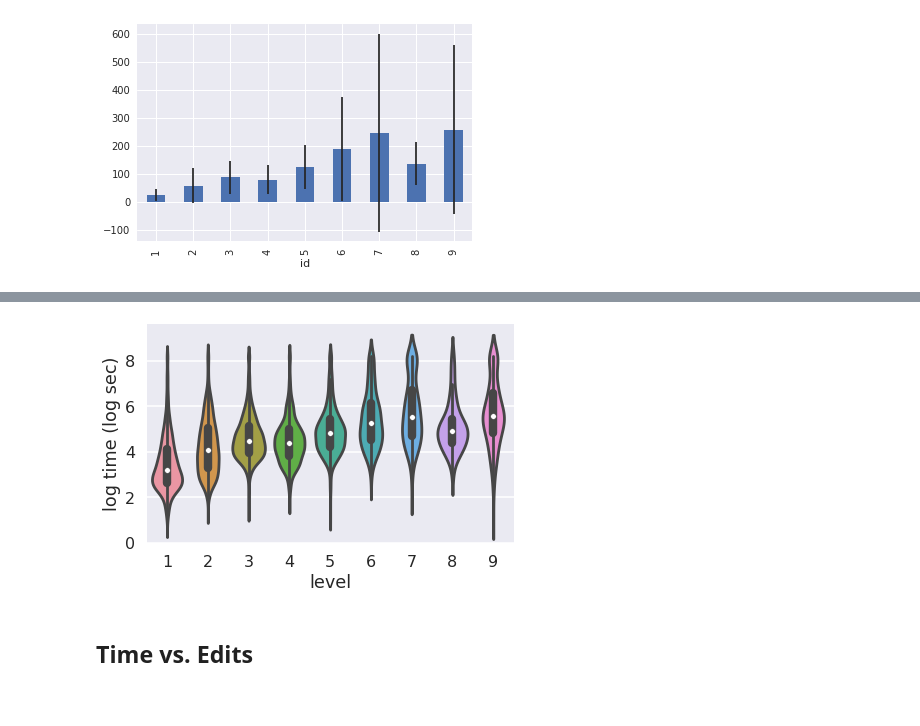
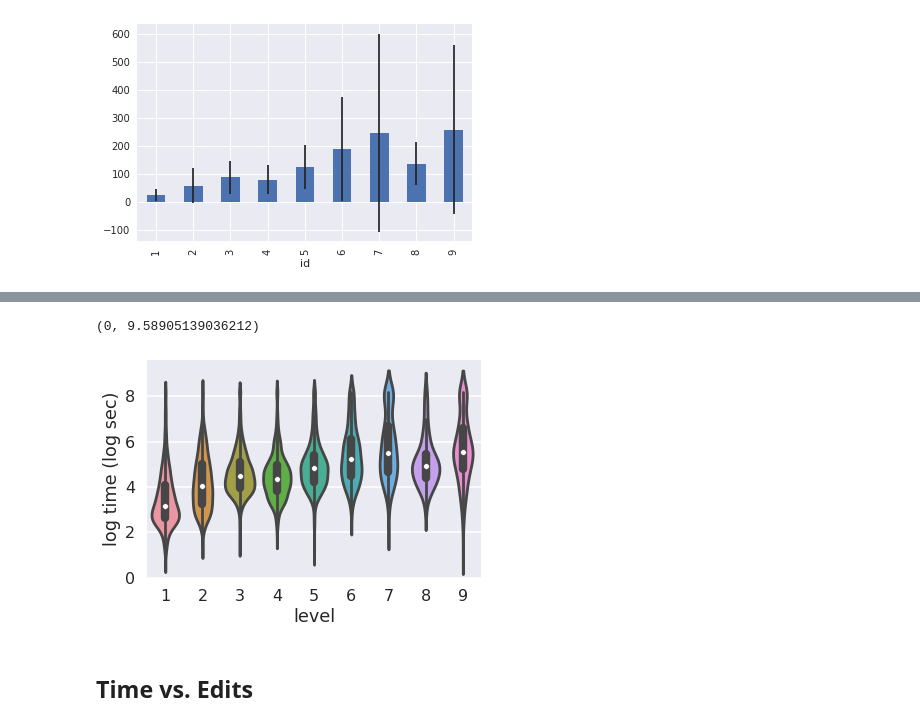
Before and after one commit to effa/flocs-thesis, a Jupyter notebook: analysis/descriptive-statistics.ipynb, the cells around one changed output, grey strips where cells are left out. Drawn from its saved outputs; the diff is of its cells as text; code cells hidden in the pictures.

```diff
--- a/analysis/descriptive-statistics.ipynb
+++ b/analysis/descriptive-statistics.ipynb
@@ -216,17 +230,18 @@ level_stats['50%'].plot.bar(yerr=iqr/2)
 # %%
 df = ts.merge(tasks, left_on='task', right_index=True)
 df = df.merge(
     levels, left_on='level', right_on='name',
     suffixes=('', '_value'))
 df = df.assign(time_log=df.time_spent.apply(np.log))
 ax = sns.violinplot(data=df, x='level_value', y='time_log')
 ax.set_xlabel('level')
 ax.set_ylabel('log time (log sec)')
 ax.set_ylim(bottom=0)
-plt.tight_layout()
-plt.savefig('../img/levels-time.pdf')
+#plt.tight_layout()
+#plt.savefig('../img/levels-time.pdf')
 # %% [output]
+(0, 9.58905139036212)
-[figure, old version]
+[figure, new version]
 # %% [markdown]
 ## Time vs. Edits
 # %%
```
Also changed, not shown: parts of 4 cells of this notebook, 2 other files.
